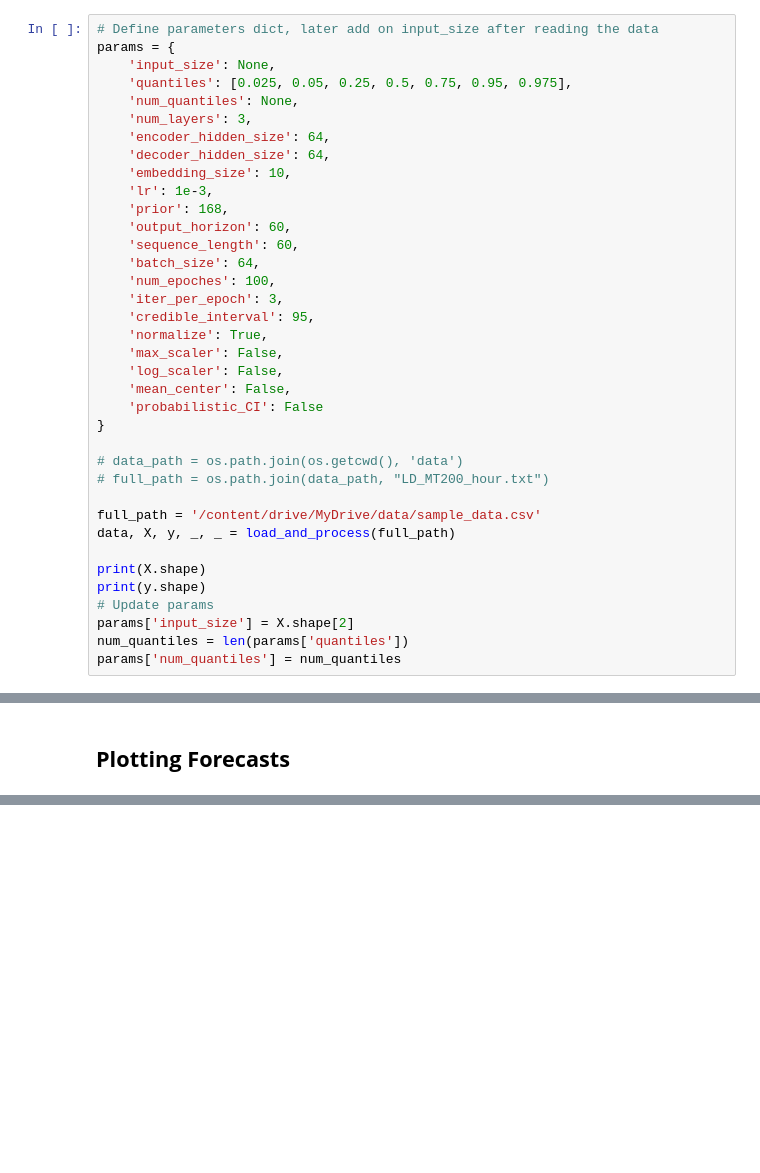
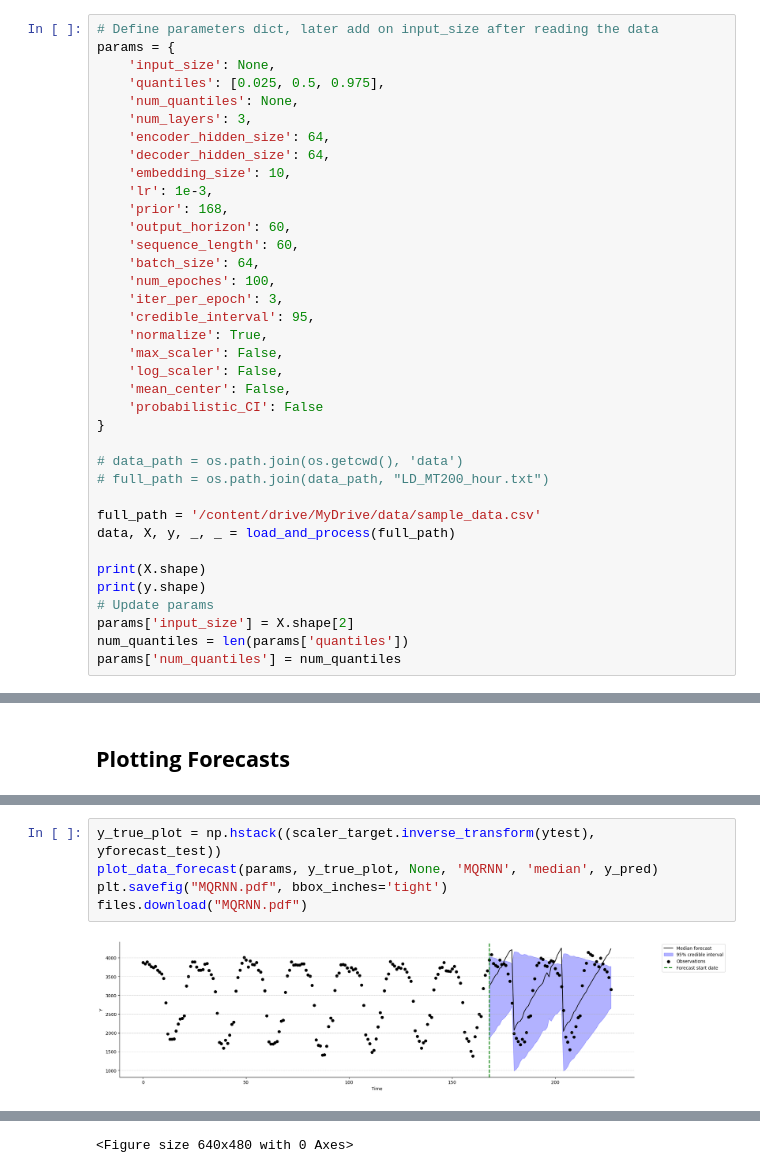
Before and after one commit to CallmeQuant/Studying-Notebook, a Jupyter notebook: Forecasting/AWS Labs/DeepForecaster.ipynb, the cells around one changed output, grey strips where cells are left out. Drawn from its saved outputs; the diff is of its cells as text; blank space fills up the shorter version.

```diff
--- a/Forecasting/AWS Labs/DeepForecaster.ipynb
+++ b/Forecasting/AWS Labs/DeepForecaster.ipynb
@@ -1154,7 +1183,7 @@ class MQRNN(nn.Module):
 # Define parameters dict, later add on input_size after reading the data
 params = {
     'input_size': None,
-    'quantiles': [0.025, 0.05, 0.25, 0.5, 0.75, 0.95, 0.975],
+    'quantiles': [0.025, 0.5, 0.975],
     'num_quantiles': None,
     'num_layers': 3,
     'encoder_hidden_size': 64,
@@ -1329,0 +1329,7 @@ plt.show()
+# %%
+y_true_plot = np.hstack((scaler_target.inverse_transform(ytest), yforecast_test))
+plot_data_forecast(params, y_true_plot, None, 'MQRNN', 'median', y_pred)
+plt.savefig("MQRNN.pdf", bbox_inches='tight')
+files.download("MQRNN.pdf")
+# %% [output]
+[figure, added]
@@ -1329,0 +1338 @@ plt.show()
+<Figure size 640x480 with 0 Axes>
```
Also changed, not shown: parts of 20 cells of this notebook.
